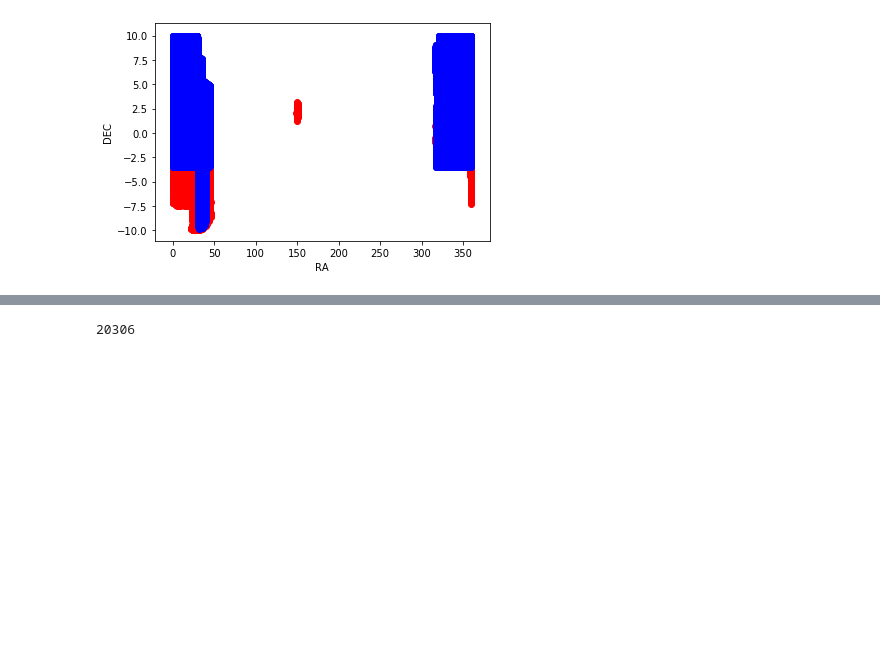
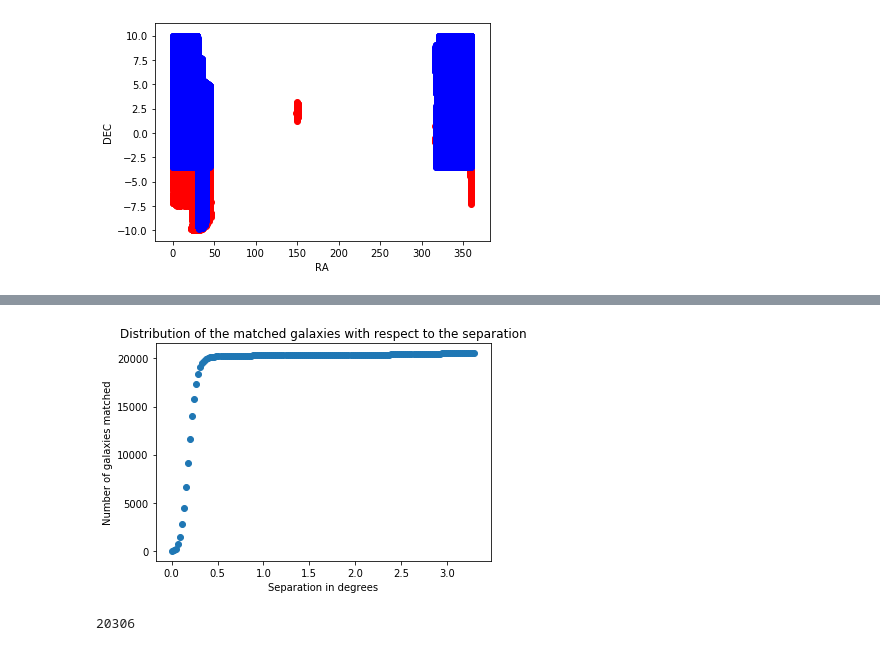
Before and after one commit to JimenaGonzalez/Simulations-Double-Source-Gravitational-Lensing, a Jupyter notebook: Matching RedMagic and SDSS.ipynb, the cells around one changed output, grey strips where cells are left out. Cells and saved outputs as stored; diff of their text form; code cells hidden in the pictures; blank space fills up the shorter version.

```diff
--- a/Matching RedMagic and SDSS.ipynb
+++ b/Matching RedMagic and SDSS.ipynb
@@ -104,3 +124,11 @@ def match(lon_1, lat_1, lon_2, lat_2, sep, unique=True):
+# %%
+plt.scatter(sep, distribution)
+plt.xlabel('Separation in degrees')
+plt.ylabel('Number of galaxies matched')
+plt.title('Distribution of the matched galaxies with respect to the separation')
+plt.show()
+# %% [output]
+[figure, added]
 # %%
 lat1, lon1 = d_veldisp['dec'], d_veldisp['ra']
 lat2, lon2 = d_redmagic['dec'], d_redmagic['ra']
```
Also changed, not shown: parts of 3 cells of this notebook.
